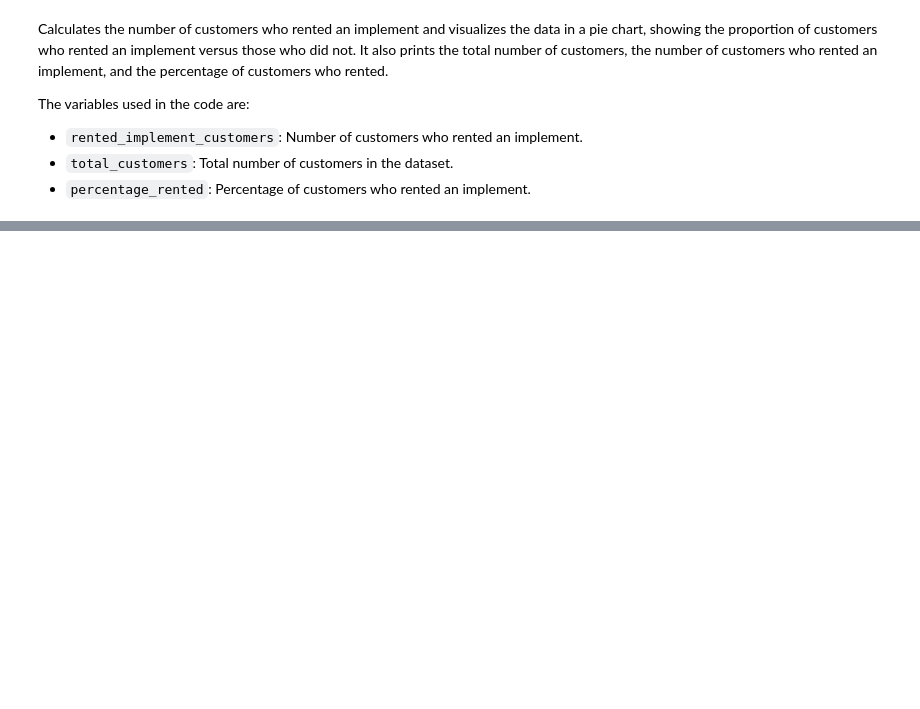
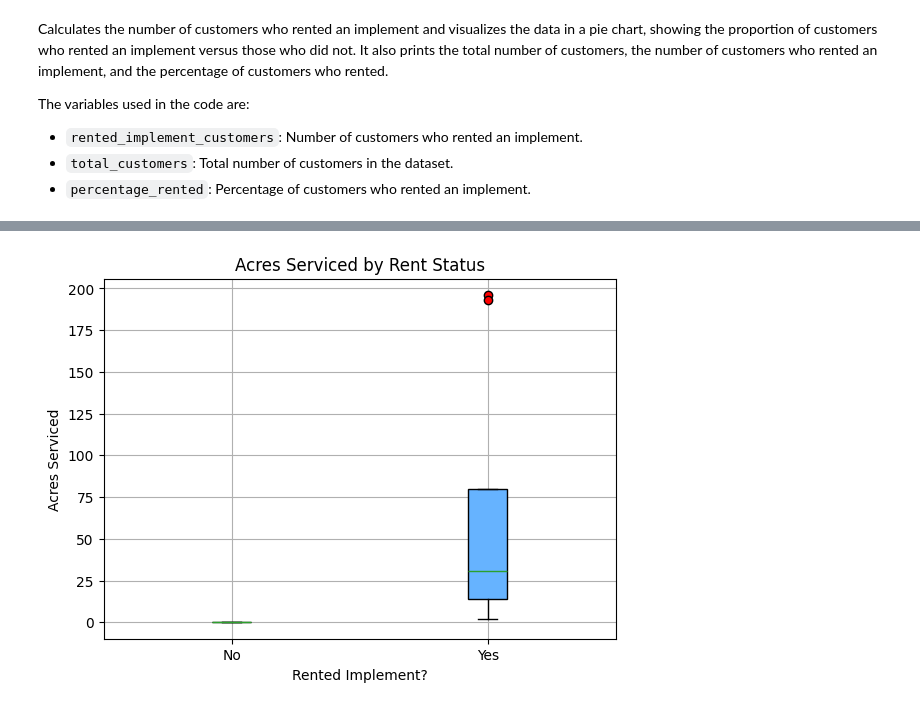
Before and after one commit to Kenethoriga/Hub-Rental-Services-Analysis, a Jupyter notebook: Hub_Rental_Services_Analysis_.ipynb, the cells around one changed output, grey strips where cells are left out. Cells and saved outputs as stored; diff of their text form; code cells hidden in the pictures; blank space fills up the shorter version.

```diff
--- a/Hub_Rental_Services_Analysis_.ipynb
+++ b/Hub_Rental_Services_Analysis_.ipynb
@@ -334,0 +459,85 @@ Correlation between Total Acres Serviced and Number of Implements Owned: 0.36906
+# %%
+import pandas as pd
+import matplotlib.pyplot as plt
+from scipy import stats
+
+# Convert 'Acres serviced' to numeric, coercing errors to NaN
+df['Acres  serviced'] = pd.to_numeric(df['Acres  serviced'], errors='coerce')
+
+# Total acres serviced with rented implements
+total_rented_acres = df['Acres  serviced'].sum()
+
+# Plot the distribution of acres serviced with rented implements
+plt.figure(figsize=(6, 4))
+df['Acres  serviced'].hist(bins=10, color='skyblue', edgecolor='black')
+plt.title('Distribution of Acres Serviced with Rented Implements')
+plt.xlabel('Acres')
+plt.ylabel('Frequency')
+plt.show()
+
+# Print the total acres serviced with rented implements
+print(f"Total Acres Serviced with Rented Implements: {total_rented_acres}")
+
+# Filter customers who rented implements (assuming 'Rented Implement?' column holds 'Yes' or 'No')
+rented_customers = df[df['Rented Implement?'] == 'Yes']
+non_rented_customers = df[df['Rented Implement?'] == 'No']
+
+# Calculate acres serviced for each group
+acres_serviced_rented = rented_customers['Acres  serviced'].dropna()
+acres_serviced_non_rented = non_rented_customers['Acres  serviced'].dropna()
+
+# Descriptive statistics for both groups
+print("Descriptive Statistics for Rented Implements Customers:")
+print(acres_serviced_rented.describe())
+
+print("\nDescriptive Statistics for Non-Rented Implements Customers:")
+print(acres_serviced_non_rented.describe())
+
+# Plot boxplots to visualize the spread of data
+plt.figure(figsize=(8, 6))
+df.boxplot(column='Acres  serviced', by='Rented Implement?', patch_artist=True,
+           boxprops=dict(facecolor='#66b3ff', color='black'),
+           flierprops=dict(markerfacecolor='red', marker='o', markersize=6),
+           whiskerprops=dict(color='black'),
+           capprops=dict(color='black'))
+plt.title('Acres Serviced by Rent Status')
+plt.suptitle('')  # Remove default title
+plt.xlabel('Rented Implement?')
+plt.ylabel('Acres Serviced')
+plt.show()
+
+# Shapiro-Wilk test for normality
+shapiro_rented = stats.shapiro(acres_serviced_rented)
+shapiro_non_rented = stats.shapiro(acres_serviced_non_rented)
+
+print(f"\nShapiro-Wilk Test for Normality (Rented Implements): Statistic={shapiro_rented[0]:.3f}, p-value={shapiro_rented[1]:.4f}")
+print(f"Shapiro-Wilk Test for Normality (Non-Rented Implements): Statistic={shapiro_non_rented[0]:.3f}, p-value={shapiro_non_rented[1]:.4f}")
+
+# If p-value < 0.05, data is not normally distributed, so you may consider a non-parametric test (Mann-Whitney U test)
+
+# Calculate t-test between the two groups (rented vs non-rented)
+t_stat, p_value = stats.ttest_ind(acres_serviced_rented, acres_serviced_non_rented, nan_policy='omit')
+
+# Print the t-test results
+print(f"\nT-statistic: {t_stat:.2f}")
+print(f"P-value: {p_value:.4f}")
+
+# Interpretation of the t-test result
+if p_value < 0.05:
+    print("There is a significant difference in acres serviced between customers who rented and did not rent an implement.")
+else:
+    print("There is no significant difference in acres serviced between the two groups.")
+
+# Effect Size (Cohen's d)
+pooled_std = ((acres_serviced_rented.std() ** 2 + acres_serviced_non_rented.std() ** 2) / 2) ** 0.5
+cohens_d = (acres_serviced_rented.mean() - acres_serviced_non_rented.mean()) / pooled_std
+print(f"\nCohen's d (Effect Size): {cohens_d:.2f}")
+
+# Interpretation of Cohen's d:
+if cohens_d < 0.2:
+    print("The effect size is small.")
+elif cohens_d < 0.5:
+    print("The effect size is medium.")
+else:
+    print("The effect size is large.")
+# %% [output]
@@ -334,0 +563 @@ Correlation between Total Acres Serviced and Number of Implements Owned: 0.36906
+[figure, added]
```
Also changed, not shown: parts of 32 cells of this notebook.
